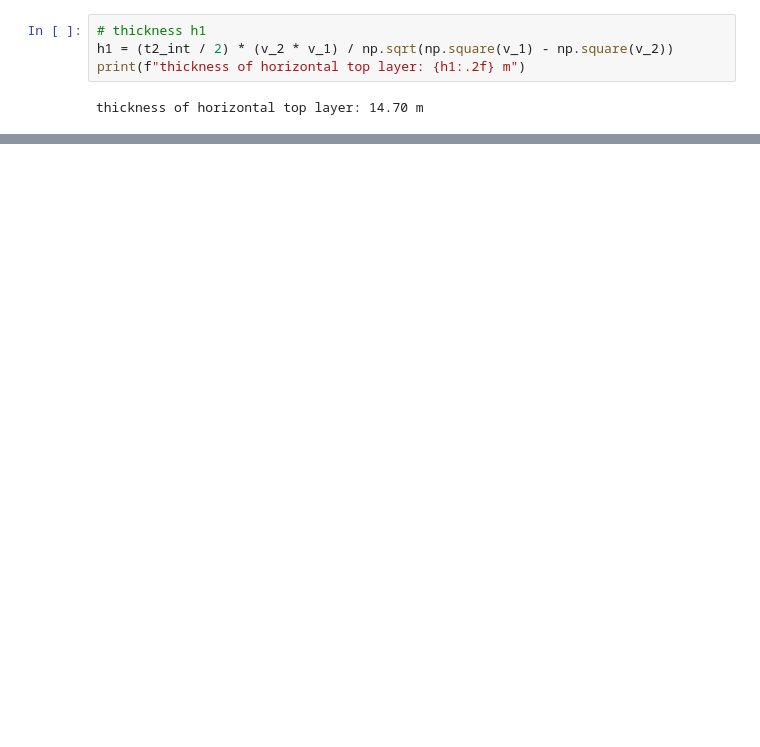
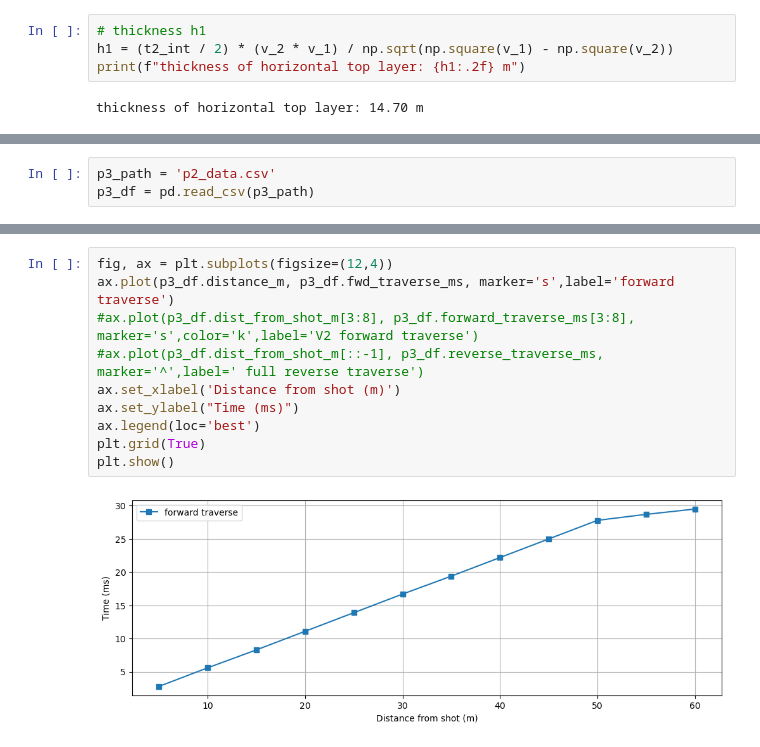
Before and after one commit to rjost1/GEOPH597, a Jupyter notebook: homework4.ipynb, the cells around one changed output, grey strips where cells are left out. Drawn from its saved outputs; the diff is of its cells as text; blank space fills up the shorter version.

```diff
--- a/homework4.ipynb
+++ b/homework4.ipynb
@@ -68,0 +73,3 @@ thickness of horizontal top layer: 14.70 m
+# %%
+p3_path = 'p2_data.csv'
+p3_df = pd.read_csv(p3_path)
@@ -68,0 +95,12 @@ thickness of horizontal top layer: 14.70 m
+# %%
+fig, ax = plt.subplots(figsize=(12,4))
+ax.plot(p3_df.distance_m, p3_df.fwd_traverse_ms, marker='s',label='forward traverse')
+#ax.plot(p3_df.dist_from_shot_m[3:8], p3_df.forward_traverse_ms[3:8], marker='s',color='k',label='V2 forward traverse')
+#ax.plot(p3_df.dist_from_shot_m[::-1], p3_df.reverse_traverse_ms, marker='^',label=' full reverse traverse')
+ax.set_xlabel('Distance from shot (m)')
+ax.set_ylabel("Time (ms)")
+ax.legend(loc='best')
+plt.grid(True)
+plt.show()
+# %% [output]
+[figure, added]
```
Also changed, not shown: parts of 10 cells of this notebook.
